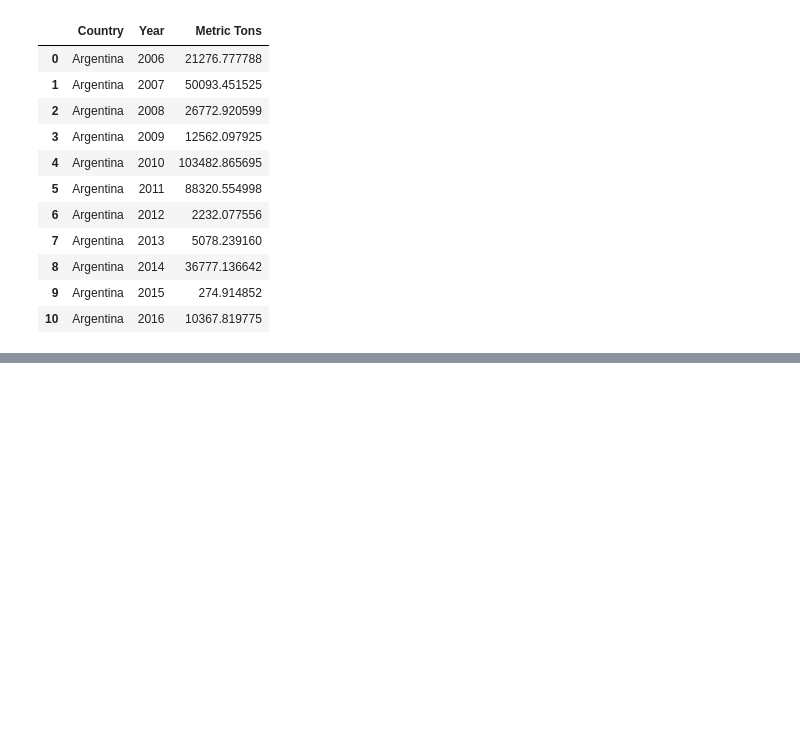
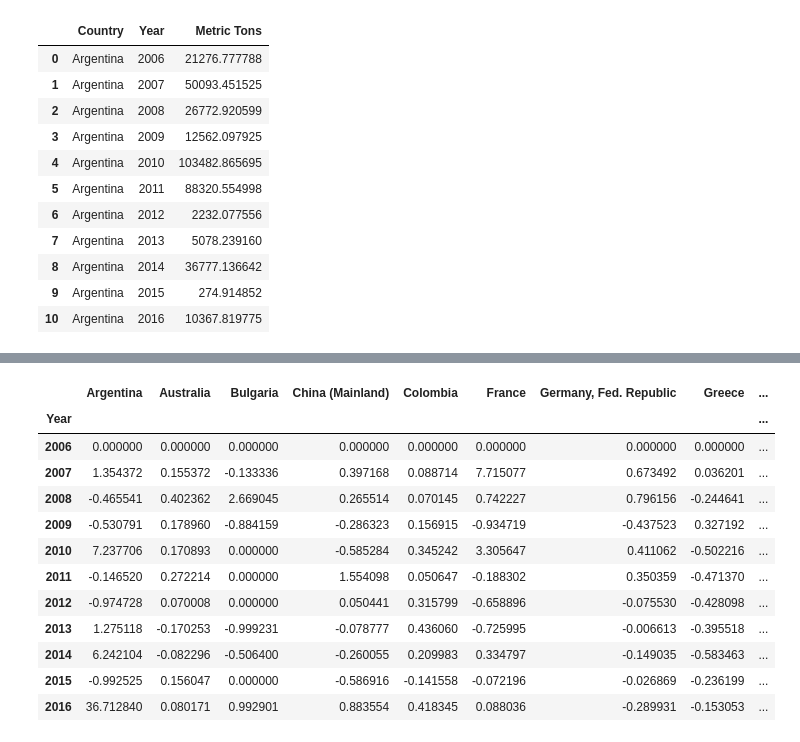
Before and after one commit to cmboone2005/Project1, a Jupyter notebook: DataSets/p_branch_graphs.ipynb, the cells around one changed output, grey strips where cells are left out. Saved outputs shown, nothing was run; the diff lists cells and outputs as text; code cells hidden in the pictures; blank space fills up the shorter version.

```diff
--- a/DataSets/p_branch_graphs.ipynb
+++ b/DataSets/p_branch_graphs.ipynb
@@ -1522,0 +1364,18 @@ new_country_export.get_group('Argentina')
+# %%
+# for whole dataframe
+total_export = total_export.replace(np.nan, 0)
+total_export
+# %% [output]
+|  | Argentina | Australia | Bulgaria | China (Mainland) | Colombia | France | Germany, Fed. Republic | Greece | ... |
+| Year |  |  |  |  |  |  |  |  | ... |
+| 2006 | 0.000000 | 0.000000 | 0.000000 | 0.000000 | 0.000000 | 0.000000 | 0.000000 | 0.000000 | ... |
+| 2007 | 1.354372 | 0.155372 | -0.133336 | 0.397168 | 0.088714 | 7.715077 | 0.673492 | 0.036201 | ... |
+| 2008 | -0.465541 | 0.402362 | 2.669045 | 0.265514 | 0.070145 | 0.742227 | 0.796156 | -0.244641 | ... |
+| 2009 | -0.530791 | 0.178960 | -0.884159 | -0.286323 | 0.156915 | -0.934719 | -0.437523 | 0.327192 | ... |
+| 2010 | 7.237706 | 0.170893 | 0.000000 | -0.585284 | 0.345242 | 3.305647 | 0.411062 | -0.502216 | ... |
+| 2011 | -0.146520 | 0.272214 | 0.000000 | 1.554098 | 0.050647 | -0.188302 | 0.350359 | -0.471370 | ... |
+| 2012 | -0.974728 | 0.070008 | 0.000000 | 0.050441 | 0.315799 | -0.658896 | -0.075530 | -0.428098 | ... |
+| 2013 | 1.275118 | -0.170253 | -0.999231 | -0.078777 | 0.436060 | -0.725995 | -0.006613 | -0.395518 | ... |
+| 2014 | 6.242104 | -0.082296 | -0.506400 | -0.260055 | 0.209983 | 0.334797 | -0.149035 | -0.583463 | ... |
+| 2015 | -0.992525 | 0.156047 | 0.000000 | -0.586916 | -0.141558 | -0.072196 | -0.026869 | -0.236199 | ... |
+| 2016 | 36.712840 | 0.080171 | 0.992901 | 0.883554 | 0.418345 | 0.088036 | -0.289931 | -0.153053 | ... |
```
Also changed, not shown: parts of 7 cells of this notebook, 6 other files.
